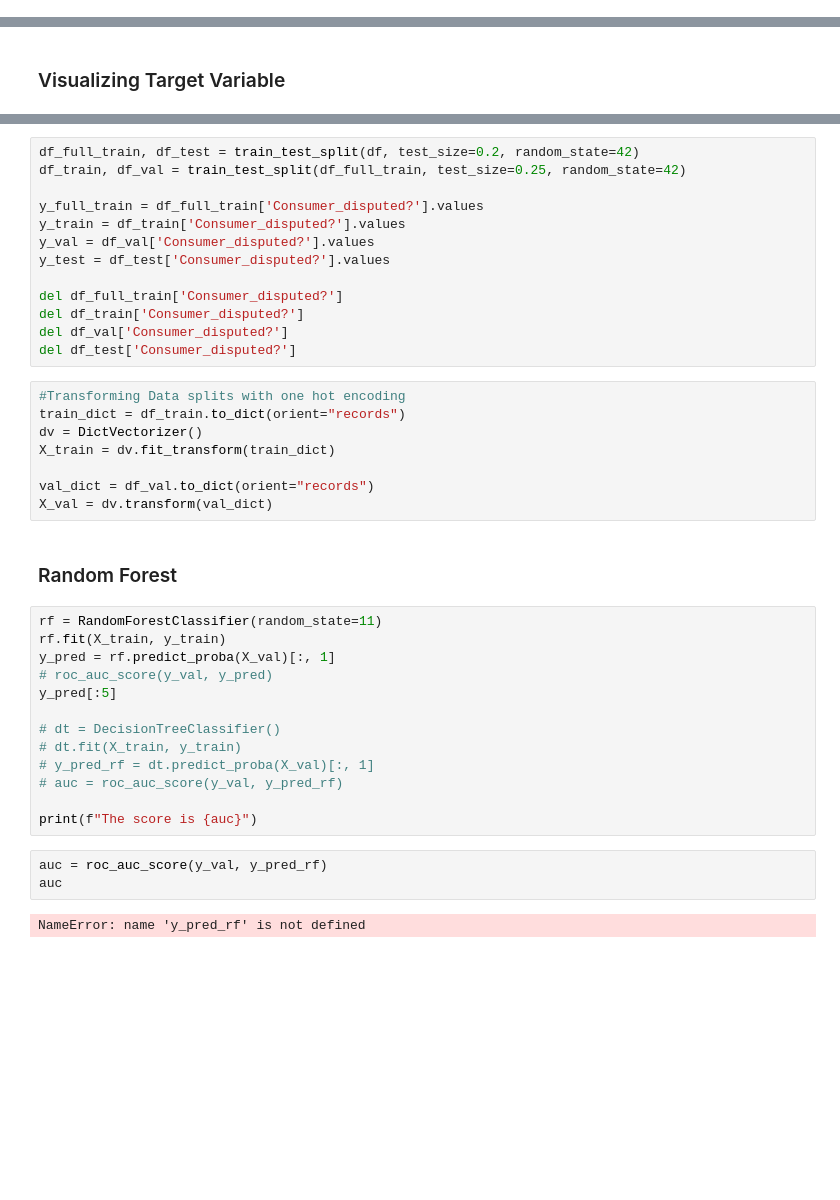
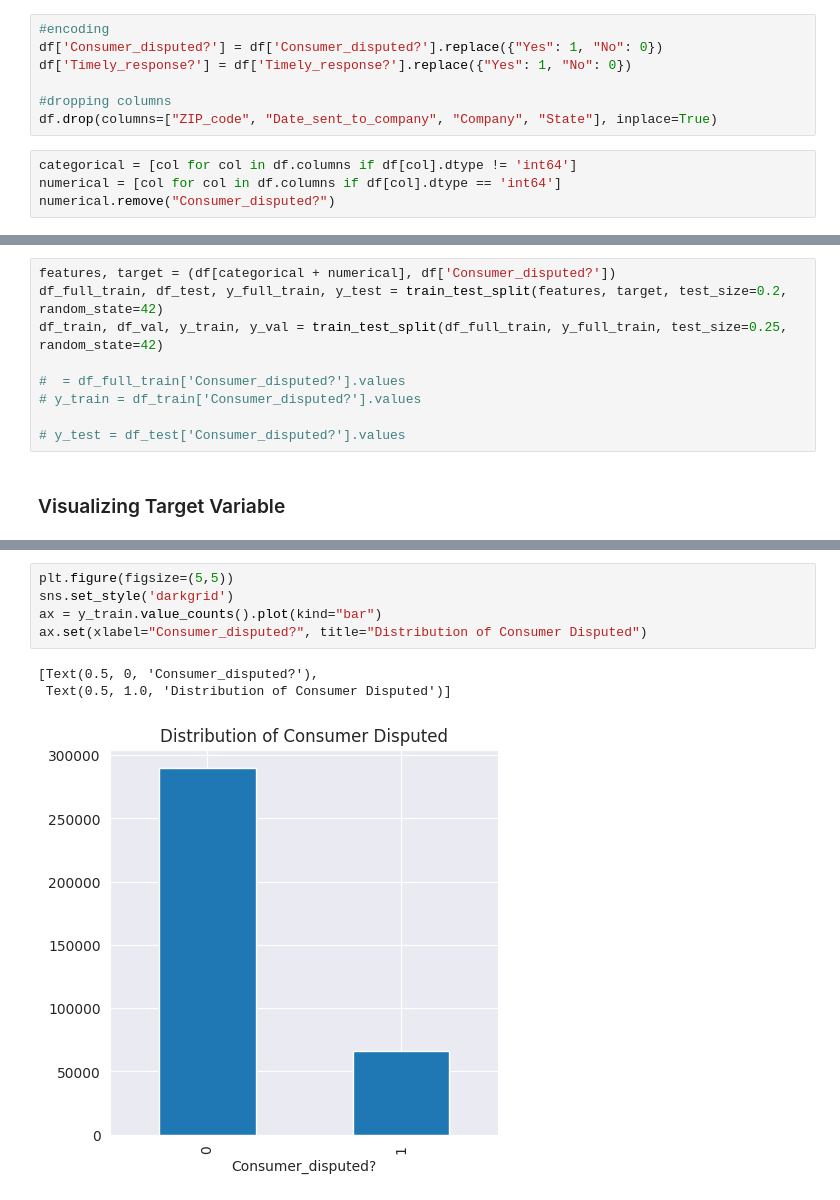
Before and after one commit to Tobi-Ade/Machine-Learning-Deployment, a Jupyter notebook: Model Building/data modelling.ipynb, the cells around one changed output, grey strips where cells are left out. Saved outputs shown, nothing was run; the diff lists cells and outputs as text; blank space fills up the shorter version.

```diff
--- a/Model Building/data modelling.ipynb
+++ b/Model Building/data modelling.ipynb
@@ -54,3 +64,14 @@ df['']
 # %%
 df['Date_sent_to_company'] = pd.to_datetime(df['Date_sent_to_company'])
 df['Year'] = df['Date_sent_to_company'].dt.year
+# %%
+#encoding
+df['Consumer_disputed?'] = df['Consumer_disputed?'].replace({"Yes": 1, "No": 0})
+df['Timely_response?'] = df['Timely_response?'].replace({"Yes": 1, "No": 0})
+
+#dropping columns
+df.drop(columns=["ZIP_code", "Date_sent_to_company", "Company", "State"], inplace=True)
+# %%
+categorical = [col for col in df.columns if df[col].dtype != 'int64']
+numerical = [col for col in df.columns if df[col].dtype == 'int64']
+numerical.remove("Consumer_disputed?")
@@ -57,2 +80,11 @@ df['Year'] = df['Date_sent_to_company'].dt.year
+# %%
+features, target = (df[categorical + numerical], df['Consumer_disputed?'])
+df_full_train, df_test, y_full_train, y_test = train_test_split(features, target, test_size=0.2, random_state=42)
+df_train, df_val, y_train, y_val = train_test_split(df_full_train, y_full_train, test_size=0.25, random_state=42)
+
+#  = df_full_train['Consumer_disputed?'].values
+# y_train = df_train['Consumer_disputed?'].values
+
+# y_test = df_test['Consumer_disputed?'].values
 # %% [markdown]
 ### Visualizing Target Variable
@@ -79,41 +91,9 @@ df.drop(columns=["ZIP_code", "Date_sent_to_company"], inplace=True)
-# %%
-df_full_train, df_test = train_test_split(df, test_size=0.2, random_state=42)
-df_train, df_val = train_test_split(df_full_train, test_size=0.25, random_state=42)
-
-y_full_train = df_full_train['Consumer_disputed?'].values
-y_train = df_train['Consumer_disputed?'].values
-y_val = df_val['Consumer_disputed?'].values
-y_test = df_test['Consumer_disputed?'].values
-
-del df_full_train['Consumer_disputed?']
-del df_train['Consumer_disputed?']
-del df_val['Consumer_disputed?']
-del df_test['Consumer_disputed?']
-# %%
-#Transforming Data splits with one hot encoding
-train_dict = df_train.to_dict(orient="records")
-dv = DictVectorizer()
-X_train = dv.fit_transform(train_dict)
-
-val_dict = df_val.to_dict(orient="records")
-X_val = dv.transform(val_dict)
-# %% [markdown]
-### Random Forest
-# %%
-rf = RandomForestClassifier(random_state=11)
-rf.fit(X_train, y_train)
-y_pred = rf.predict_proba(X_val)[:, 1]
-# roc_auc_score(y_val, y_pred)
-y_pred[:5]
-
-# dt = DecisionTreeClassifier()
-# dt.fit(X_train, y_train)
-# y_pred_rf = dt.predict_proba(X_val)[:, 1]
-# auc = roc_auc_score(y_val, y_pred_rf)
-
-print(f"The score is {auc}")
-# %%
-auc = roc_auc_score(y_val, y_pred_rf)
-auc
-# %% [output]
-NameError: name 'y_pred_rf' is not defined
+# %%
+plt.figure(figsize=(5,5))
+sns.set_style('darkgrid')
+ax = y_train.value_counts().plot(kind="bar")
+ax.set(xlabel="Consumer_disputed?", title="Distribution of Consumer Disputed")
+# %% [output]
+[Text(0.5, 0, 'Consumer_disputed?'),
+ Text(0.5, 1.0, 'Distribution of Consumer Disputed')]
+[figure, added]
```
Also changed, not shown: parts of 51 cells of this notebook.
